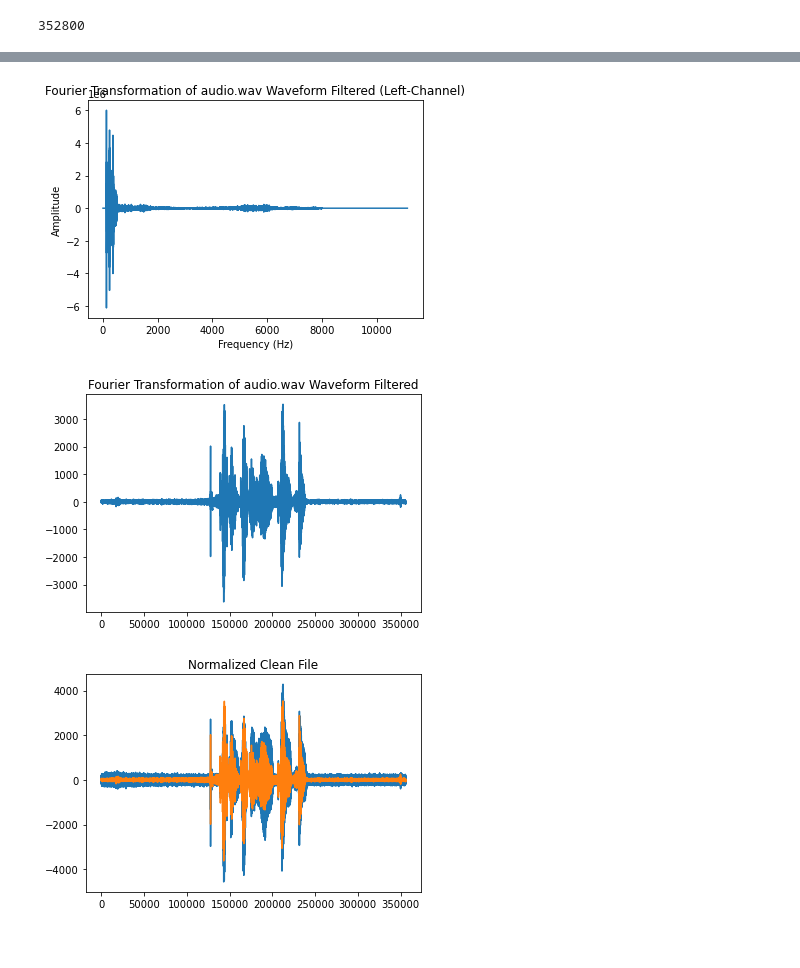
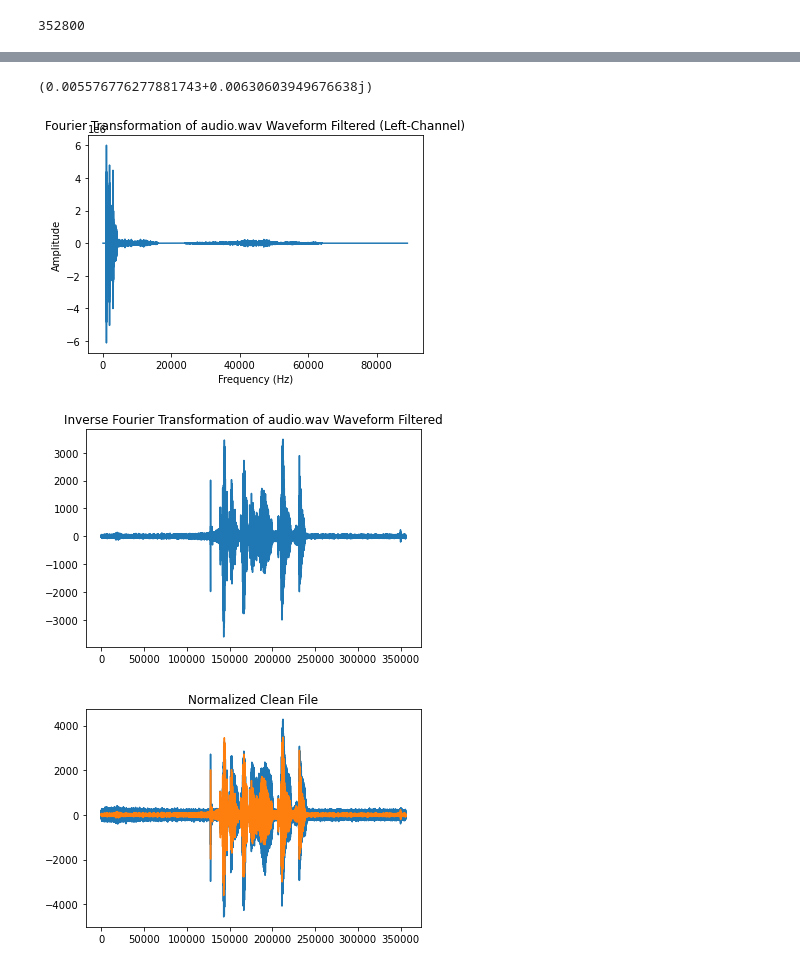
Before and after one commit to bennjii/fourier, a Jupyter notebook: split_channel.ipynb, the cells around one changed output, grey strips where cells are left out. Cells and saved outputs as stored; diff of their text form; code cells hidden in the pictures.

```diff
--- a/split_channel.ipynb
+++ b/split_channel.ipynb
@@ -88,13 +88,22 @@ UPPER_FREQ_LIM_L = FFTFREQ[len(FFT_L)//2] # 11120.875Hz (when using 10khz exampl
 UPPER_FREQ_LIM_R = FFTFREQ[len(FFT_R)//2] # 11120.875Hz (when using 10khz example)
 
 print(UPPER_FREQ_LIM_L, UPPER_FREQ_LIM_R)
+largest_value = 0
 
 for i in range(len(FFT_L)//2):
-    if FFTFREQ[i] < UPPER_LIM and FFTFREQ[i] > LOWER_LIM:
-        pass
-    else:
+    if FFT_L[i] > largest_value:
+        largest_value = FFT_L[i]
+
+    if FFTFREQ[i] > UPPER_LIM or FFTFREQ[i] < LOWER_LIM:
         FFT_L[i] = 0
         FFT_R[i] = 0
-        pass
+
+    if FFTFREQ[i] > 2000 and FFTFREQ[i] < 3000:
+        FFT_L[i] = 0
+        FFT_R[i] = 0
+
+print(len(FFT_L) // 2)
+# SNR = (sum / (len(FFT_L)//2)) ** 0.5
+# print((sum / (len(FFT_L)//2)) ** 0.5)
 # %% [output]
 11120.875 11120.875
@@ -100,0 +143,5 @@ for i in range(len(FFT_L)//2):
+# %%
+SNR = POWER_SIGNAL / POWER_NOISE
+print(SNR)
+# %% [output]
+(0.005576776277881743+0.00630603949676638j)
@@ -101,24 +153,24 @@ for i in range(len(FFT_L)//2):
 # %%
-plt.plot(FFTFREQ[range(len(FFT_L)//2)], FFT_L[range(len(FFT_L)//2)])
+plt.plot(FFT_L[range(len(FFT_L)//2)])
 plt.xlabel('Frequency (Hz)')
 plt.ylabel('Amplitude')
 plt.title('Fourier Transformation of audio.wav Waveform Filtered (Left-Channel)')
 plt.savefig(ref_directory+'/image3-de_noised.jpg', dpi=1200)
 plt.show()
 # %% [output]
-[figure, old version]
+[figure, new version]
 # %%
 from scipy.fft import irfft
 
 de_noised_left = irfft(FFT_L)
 de_noised_right = irfft(FFT_R)
 
 plt.plot(de_noised_left)
-plt.title('Fourier Transformation of audio.wav Waveform Filtered')
+plt.title('Inverse Fourier Transformation of audio.wav Waveform Filtered')
 # plt.savefig('img/image5-de_noised_waveform.jpg', dpi=1200)
 plt.show()
 # %% [output]
-[figure, old version]
+[figure, new version]
 # %%
 K = 32767 #32767
 norm_new_sig_l = np.int16(de_noised_left * (K / de_noised_left.max()))
```
Also changed, not shown: parts of 6 cells of this notebook, 5 other files.
